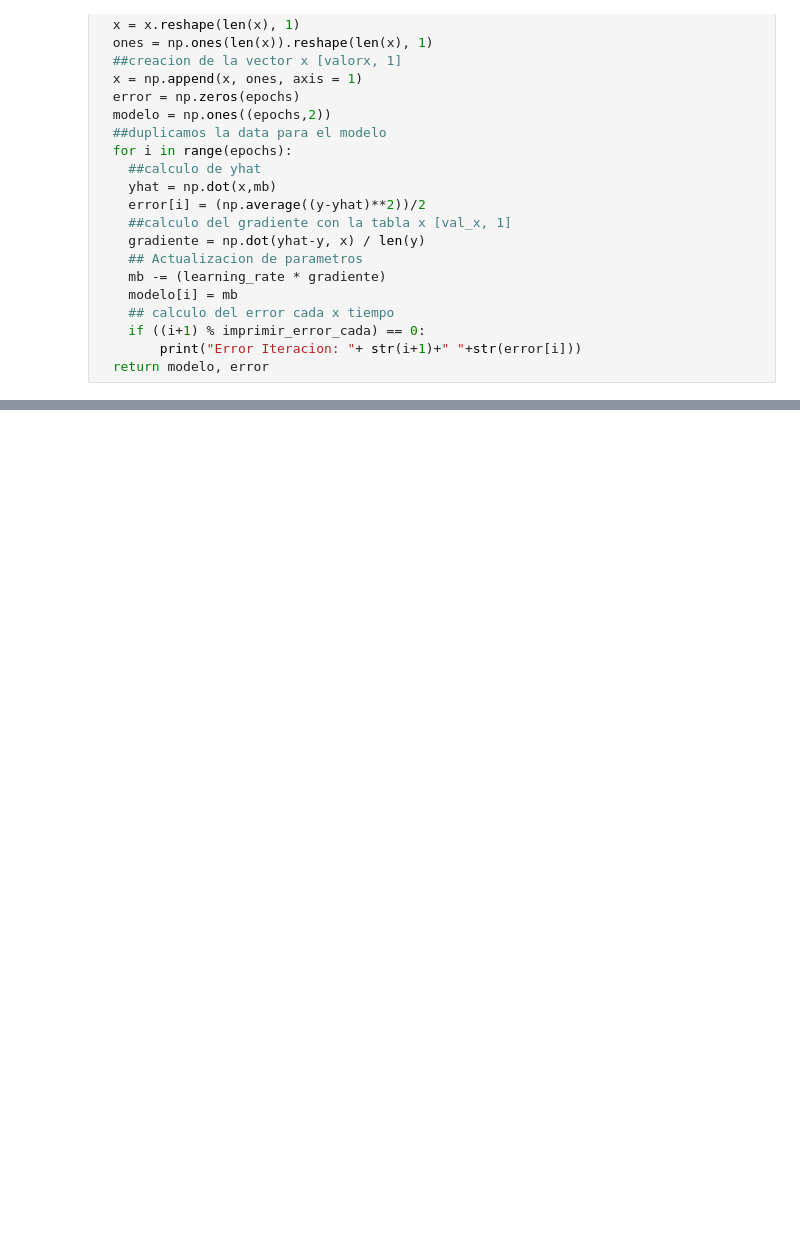
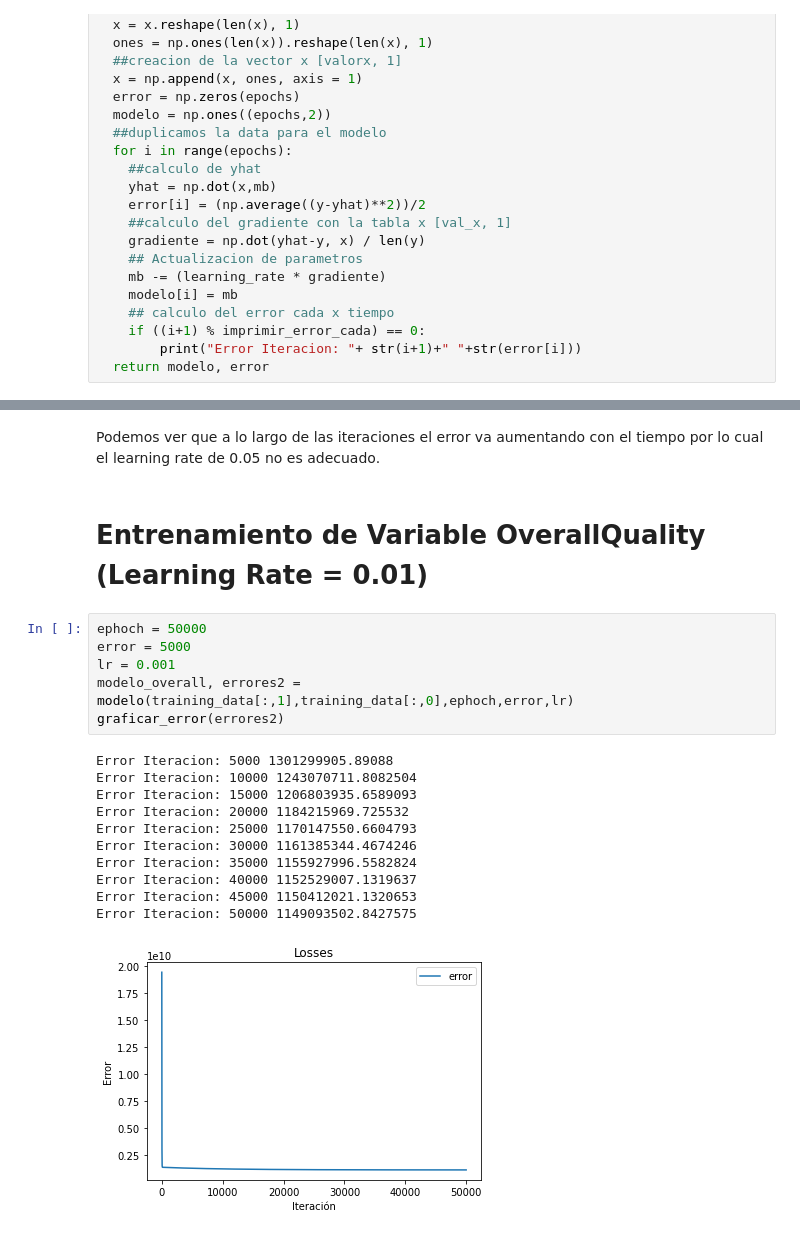
Before and after one commit to bloomfieldfong/Analizador-Lexico, a Jupyter notebook: Proyecto1.ipynb, the cells around one changed output, grey strips where cells are left out. Saved outputs shown, nothing was run; the diff lists cells and outputs as text; blank space fills up the shorter version.

```diff
--- a/Proyecto1.ipynb
+++ b/Proyecto1.ipynb
@@ -179,0 +220,22 @@ Error Iteracion: 1000 1398342860.278944
+# %% [markdown]
+Podemos ver que a lo largo de las iteraciones el error va aumentando con el tiempo por lo cual el learning rate de 0.05 no es adecuado.
+# %% [markdown]
+# **Entrenamiento de Variable OverallQuality (Learning Rate = 0.01)**
+# %%
+ephoch = 50000
+error = 5000
+lr = 0.001
+modelo_overall, errores2 = modelo(training_data[:,1],training_data[:,0],ephoch,error,lr)
+graficar_error(errores2)
+# %% [output]
+Error Iteracion: 5000 1301299905.89088
+Error Iteracion: 10000 1243070711.8082504
+Error Iteracion: 15000 1206803935.6589093
+Error Iteracion: 20000 1184215969.725532
+Error Iteracion: 25000 1170147550.6604793
+Error Iteracion: 30000 1161385344.4674246
+Error Iteracion: 35000 1155927996.5582824
+Error Iteracion: 40000 1152529007.1319637
+Error Iteracion: 45000 1150412021.1320653
+Error Iteracion: 50000 1149093502.8427575
+[figure, added]
```
Also changed, not shown: parts of 16 cells of this notebook.
